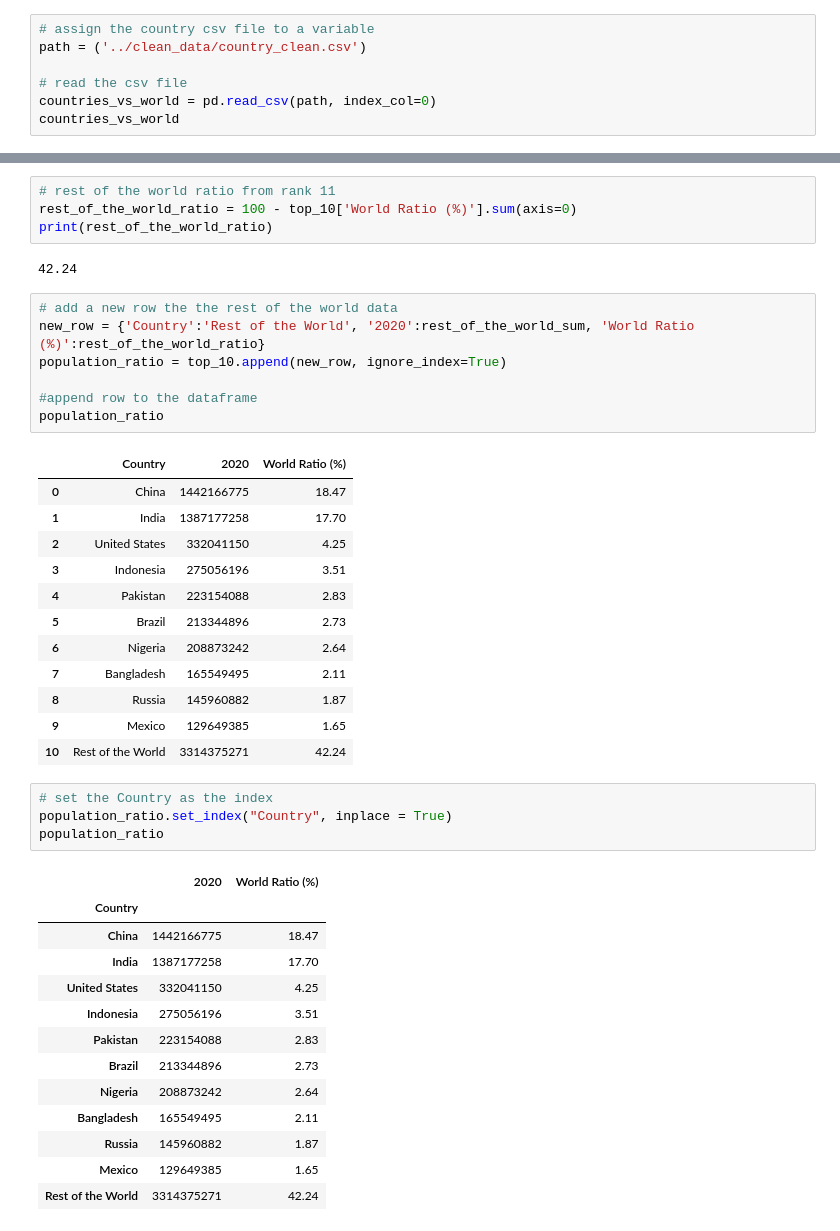
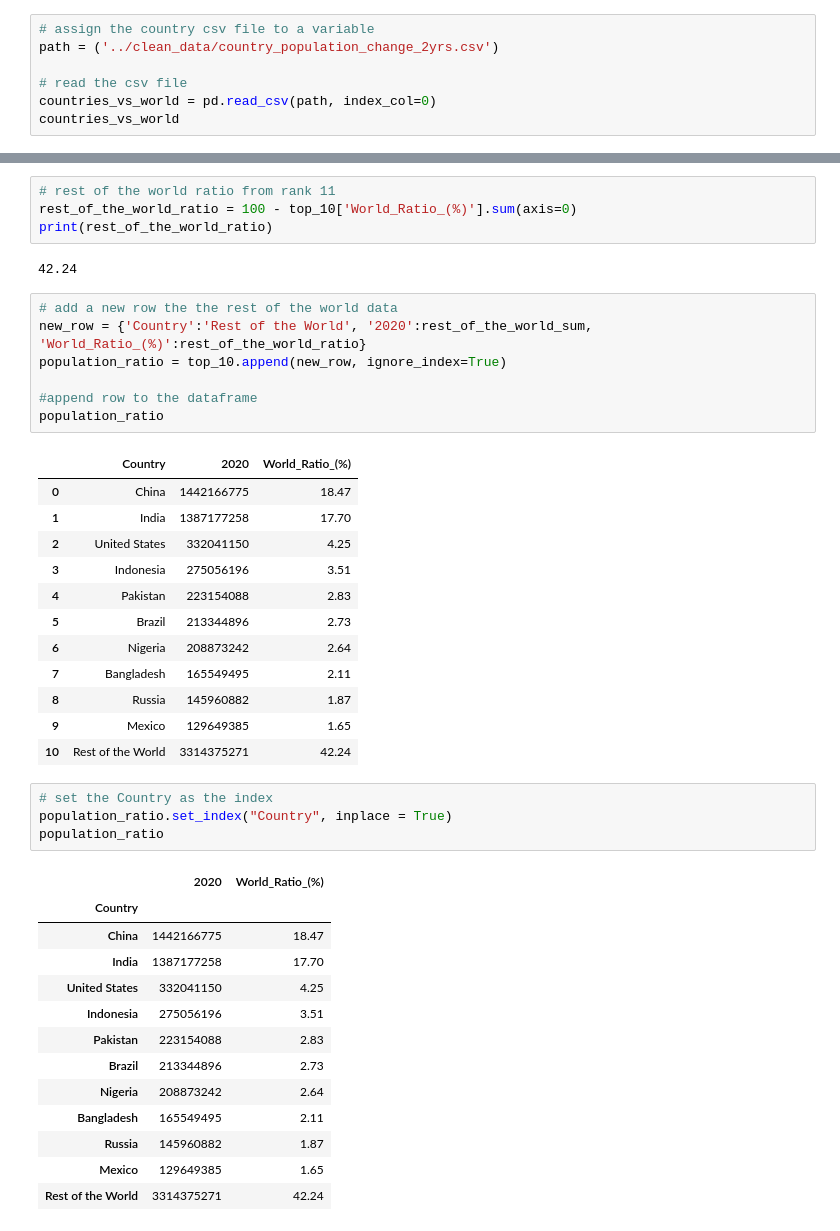
Before and after one commit to Rye-Git/UWA-Project_2, a Jupyter notebook: source_code/country_vs_world.ipynb, the cells around one changed output, grey strips where cells are left out. Saved outputs shown, nothing was run; the diff lists cells and outputs as text.

```diff
--- a/source_code/country_vs_world.ipynb
+++ b/source_code/country_vs_world.ipynb
@@ -4,7 +4,7 @@
 import pandas as pd
 # %%
 # assign the country csv file to a variable
-path = ('../clean_data/country_clean.csv')
+path = ('../clean_data/country_population_change_2yrs.csv')
 
 # read the csv file
 countries_vs_world = pd.read_csv(path, index_col=0)
@@ -109,19 +109,19 @@ print(rest_of_the_world_sum)
 3314375271
 # %%
 # rest of the world ratio from rank 11
-rest_of_the_world_ratio = 100 - top_10['World Ratio (%)'].sum(axis=0)
+rest_of_the_world_ratio = 100 - top_10['World_Ratio_(%)'].sum(axis=0)
 print(rest_of_the_world_ratio)
 # %% [output]
 42.24
 # %%
 # add a new row the the rest of the world data
-new_row = {'Country':'Rest of the World', '2020':rest_of_the_world_sum, 'World Ratio (%)':rest_of_the_world_ratio}
+new_row = {'Country':'Rest of the World', '2020':rest_of_the_world_sum, 'World_Ratio_(%)':rest_of_the_world_ratio}
 population_ratio = top_10.append(new_row, ignore_index=True)
 
 #append row to the dataframe
 population_ratio
 # %% [output]
-|  | Country | 2020 | World Ratio (%) |
+|  | Country | 2020 | World_Ratio_(%) |
 | 0 | China | 1442166775 | 18.47 |
 | 1 | India | 1387177258 | 17.70 |
 | 2 | United States | 332041150 | 4.25 |
@@ -138,7 +138,7 @@ population_ratio
 population_ratio.set_index("Country", inplace = True)
 population_ratio
 # %% [output]
-|  | 2020 | World Ratio (%) |
+|  | 2020 | World_Ratio_(%) |
 | Country |  |  |
 | China | 1442166775 | 18.47 |
 | India | 1387177258 | 17.70 |
```
Also changed, not shown: parts of 7 cells of this notebook, 6 other files.
